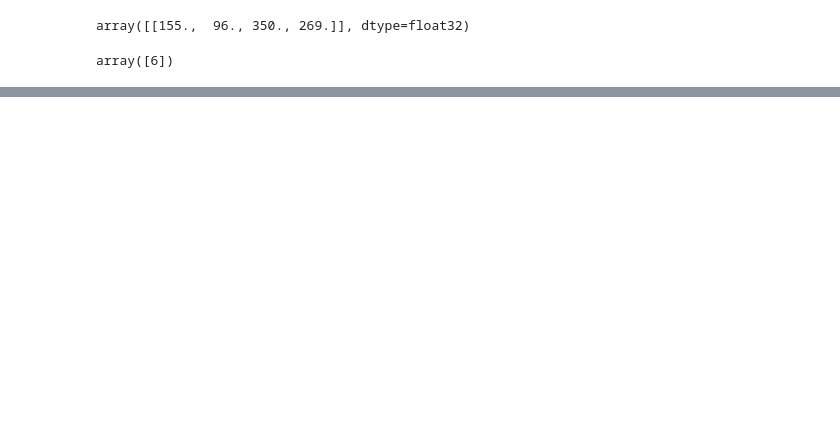
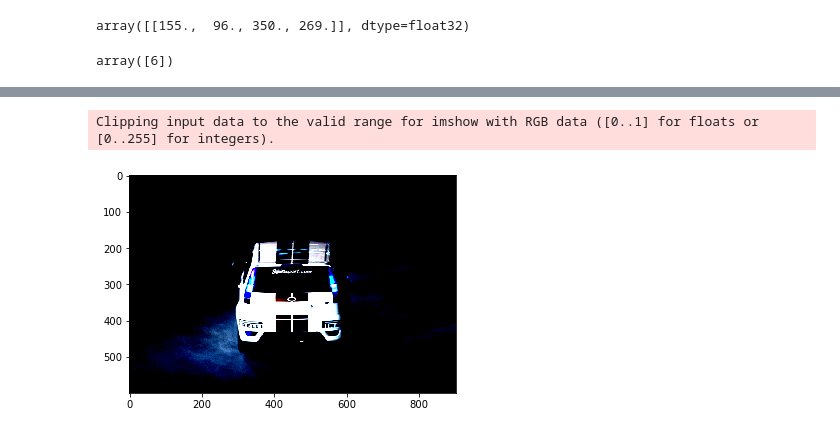
Before and after one commit to hktxt/fasterrcnn, a Jupyter notebook: Dev/dataset.ipynb, the cells around one changed output, grey strips where cells are left out. Cells and saved outputs as stored; diff of their text form; code cells hidden in the pictures; blank space fills up the shorter version.

```diff
--- a/Dev/dataset.ipynb
+++ b/Dev/dataset.ipynb
@@ -137,0 +226,2 @@ show_one_image(dataset)
+# %%
+dataset1 = LoadDataset(t, train=True)
@@ -137,0 +232,2 @@ show_one_image(dataset)
+# %%
+img1 = dataset1[3][0]
@@ -137,0 +238,2 @@ show_one_image(dataset)
+# %%
+img2 = np.transpose(img1,(1,2,0))
@@ -137,0 +248,7 @@ show_one_image(dataset)
+# %%
+cv2.rectangle(img2, (279,172), (630,484), (255,0,0), 2)
+plt.imshow(img2)
+plt.show()
+# %% [output]
+Clipping input data to the valid range for imshow with RGB data ([0..1] for floats or [0..255] for integers).
+[figure, added]
```
Also changed, not shown: parts of 24 cells of this notebook, 5 other files.
